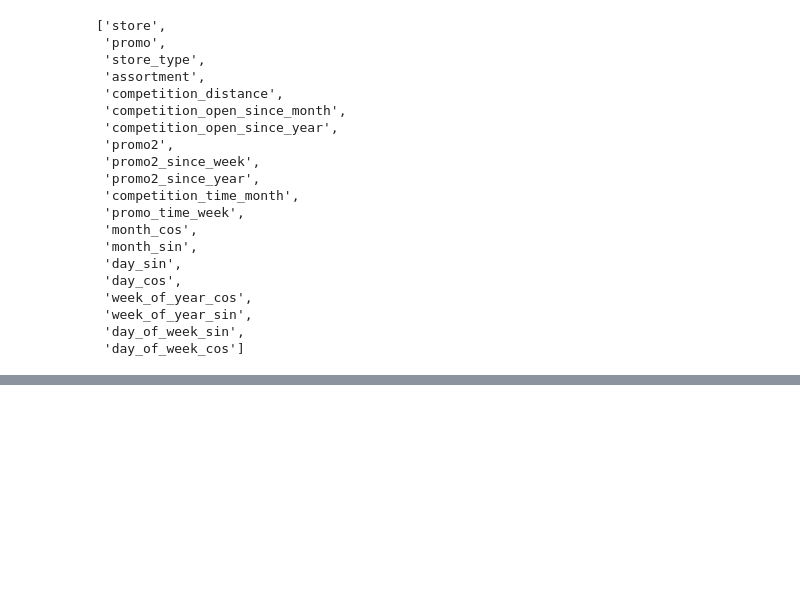
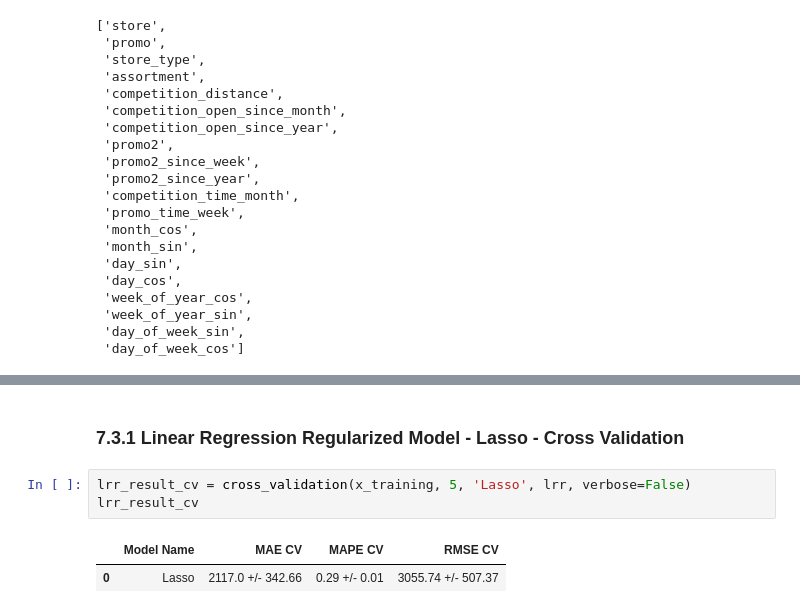
Before and after one commit to joaodequeiroz/Store-Sales-Prediction, a Jupyter notebook: m07_v01_store_sales_prediction.ipynb, the cells around one changed output, grey strips where cells are left out. Drawn from its saved outputs; the diff is of its cells as text; blank space fills up the shorter version.

```diff
--- a/m07_v01_store_sales_prediction.ipynb
+++ b/m07_v01_store_sales_prediction.ipynb
@@ -1162,0 +1229,8 @@ lrr_result
+# %% [markdown]
+### 7.3.1 Linear Regression Regularized Model - Lasso - Cross Validation
+# %%
+lrr_result_cv = cross_validation(x_training, 5, 'Lasso', lrr, verbose=False)
+lrr_result_cv
+# %% [output]
+|  | Model Name | MAE CV | MAPE CV | RMSE CV |
+| 0 | Lasso | 2117.0 +/- 342.66 | 0.29 +/- 0.01 | 3055.74 +/- 507.37 |
```
Also changed, not shown: parts of 35 cells of this notebook.
